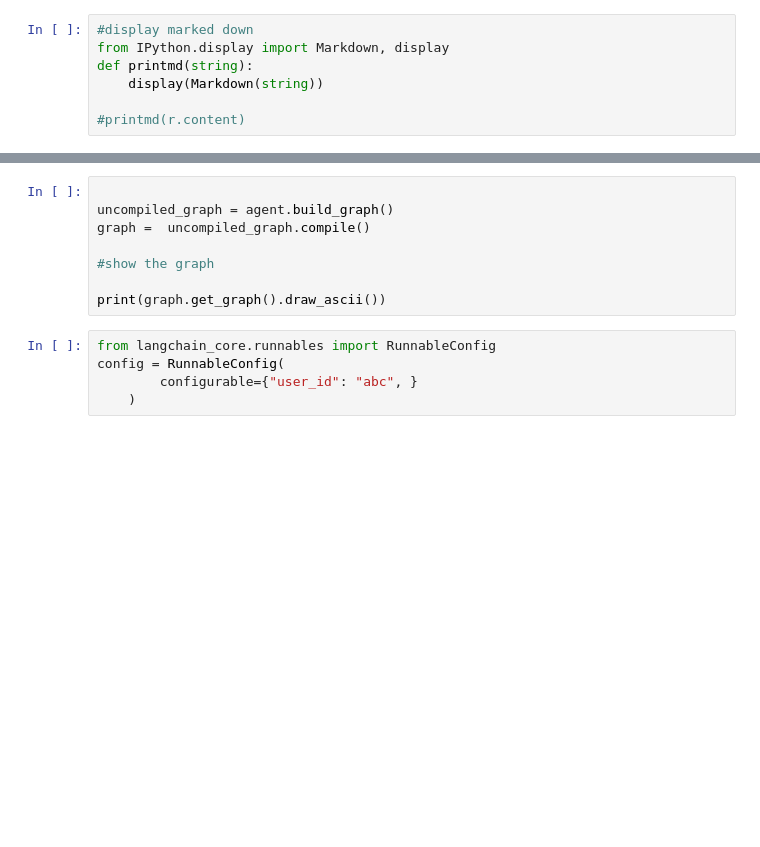
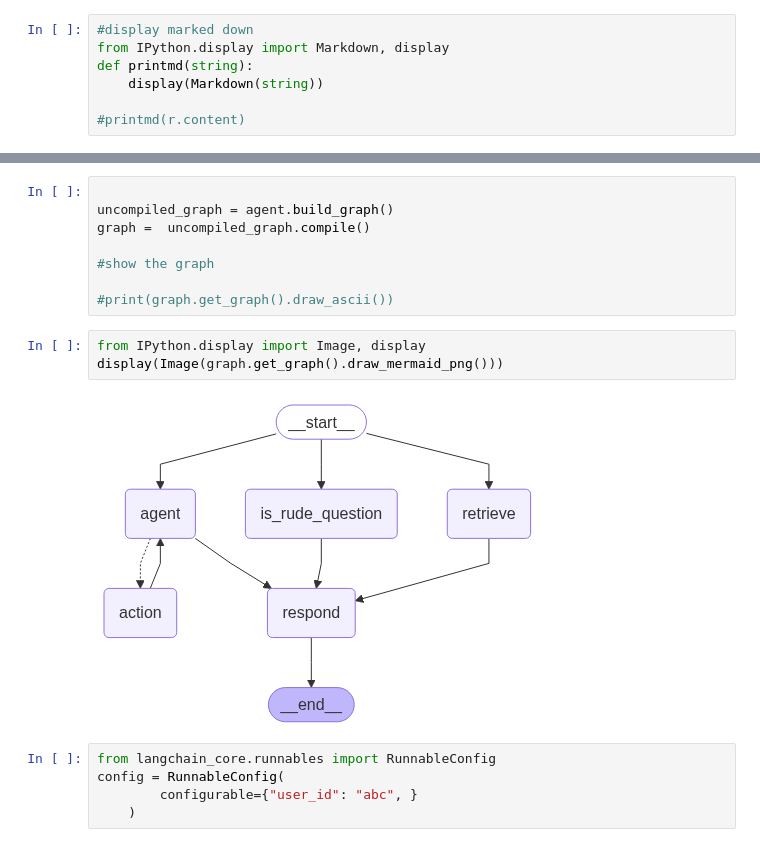
Before and after one commit to mafzaal/lets-talk, a Jupyter notebook: py-src/notebooks/00_playground.ipynb, the cells around one changed output, grey strips where cells are left out. Cells and saved outputs as stored; diff of their text form; blank space fills up the shorter version.

```diff
--- a/py-src/notebooks/00_playground.ipynb
+++ b/py-src/notebooks/00_playground.ipynb
@@ -76,7 +95,12 @@ graph =  uncompiled_graph.compile()
 
 #show the graph
 
-print(graph.get_graph().draw_ascii())
+#print(graph.get_graph().draw_ascii())
+# %%
+from IPython.display import Image, display
+display(Image(graph.get_graph().draw_mermaid_png()))
+# %% [output]
+[figure, added]
 # %%
 from langchain_core.runnables import RunnableConfig
 config = RunnableConfig(
```
Also changed, not shown: parts of 27 cells of this notebook, 6 other files.
